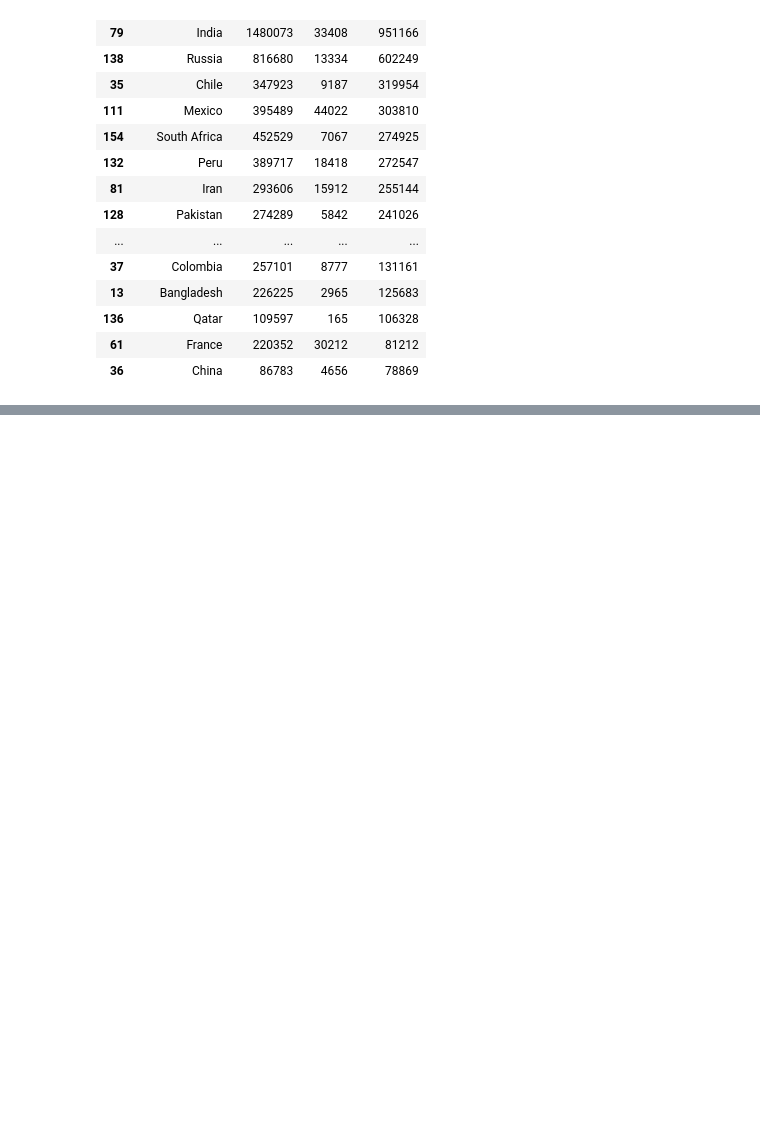
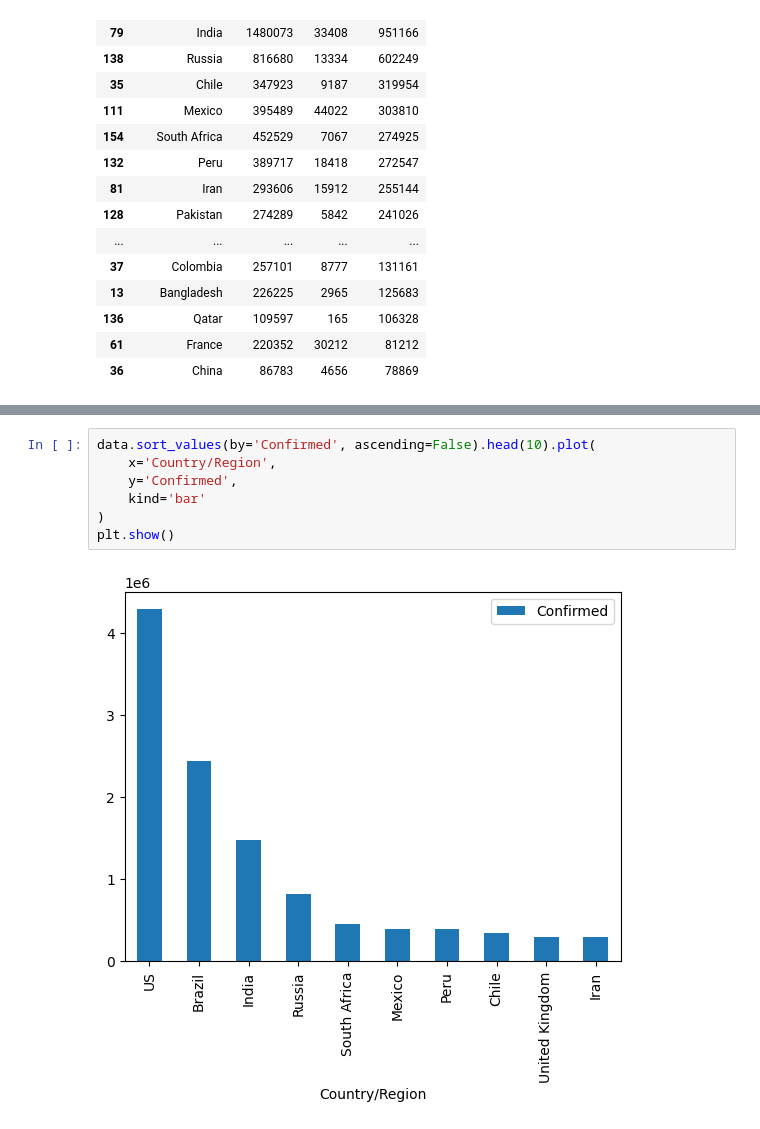
Before and after one commit to samrachana392/Covid19-Dataset-Analysis, a Jupyter notebook: Dataset_analysis.ipynb, the cells around one changed output, grey strips where cells are left out. Cells and saved outputs as stored; diff of their text form; blank space fills up the shorter version.

```diff
--- a/Dataset_analysis.ipynb
+++ b/Dataset_analysis.ipynb
@@ -277,0 +292,9 @@ data.sort_values(by = 'Recovered', ascending=False).head(20)
+# %%
+data.sort_values(by='Confirmed', ascending=False).head(10).plot(
+    x='Country/Region',
+    y='Confirmed',
+    kind='bar'
+)
+plt.show()
+# %% [output]
+[figure, added]
```
Also changed, not shown: parts of 1 cell of this notebook.
